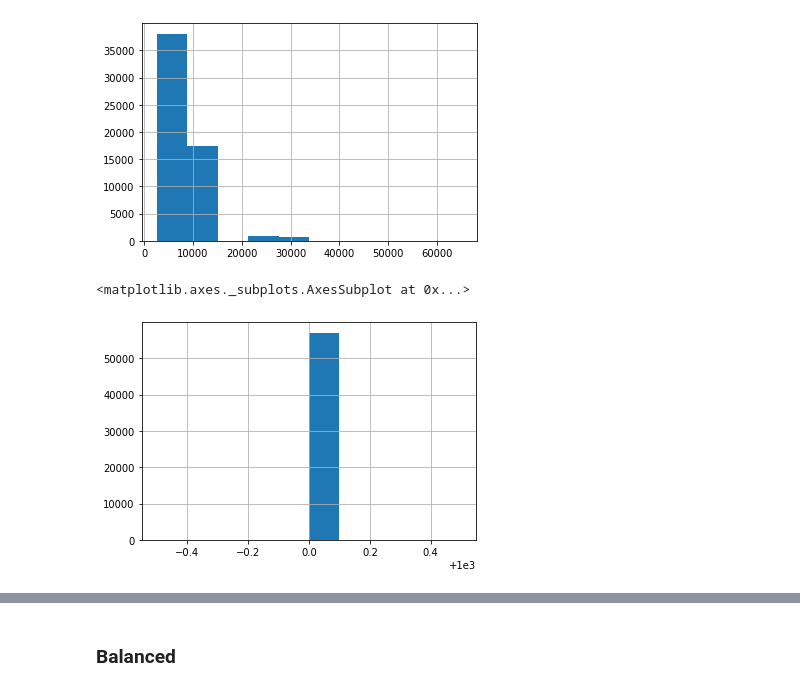
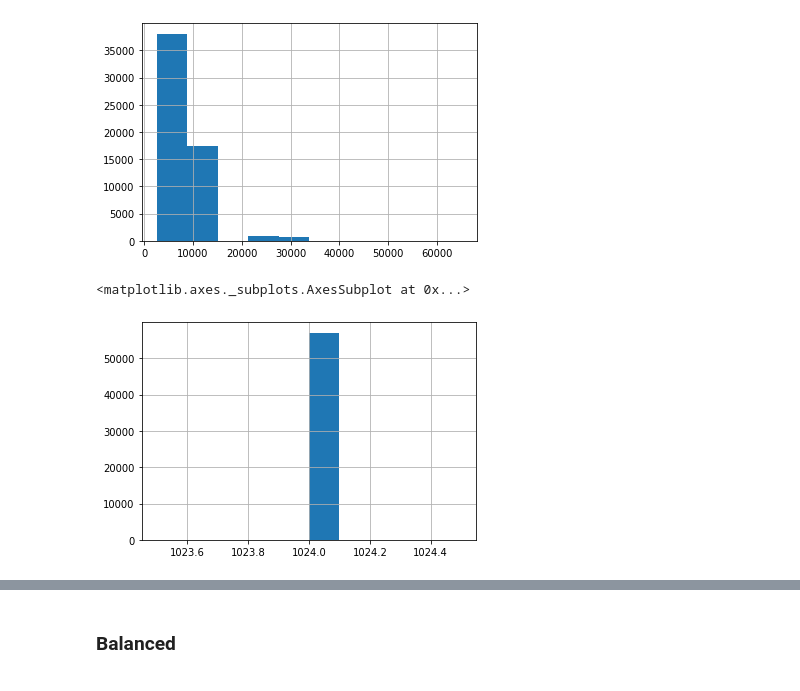
Before and after one commit to mbillouin2015/Classification-for-SMU-dataset, a Jupyter notebook: SMU_Preprocessing.ipynb, the cells around one changed output, grey strips where cells are left out. Saved outputs shown, nothing was run; the diff lists cells and outputs as text; code cells hidden in the pictures.

```diff
--- a/SMU_Preprocessing.ipynb
+++ b/SMU_Preprocessing.ipynb
@@ -102,12 +102,13 @@ data.lens.hist()
 # %%
 smu_resampled = data.drop(columns=['lens']).copy()
 
-to_length = 1000
-smu_resampled['ts'] = smu_resampled.ts.progress_apply(lambda x: resample(x, to_length))
+# ts, num=int(len(ts)*new_freq/samp_freq), t=None, axis=0, window=None)
+to_length = 1024
+smu_resampled['ts'] = smu_resampled.ts.progress_apply(lambda x: resample(x, num=to_length))
 
 smu_resampled['lens'] = smu_resampled.ts.progress_apply(lambda x: len(x))
 smu_resampled.lens.hist()
 # %% [output]
 <matplotlib.axes._subplots.AxesSubplot at 0x...>
-[figure, old version]
+[figure, new version]
 # %%
```
Also changed, not shown: parts of 5 cells of this notebook, 38 other files.
